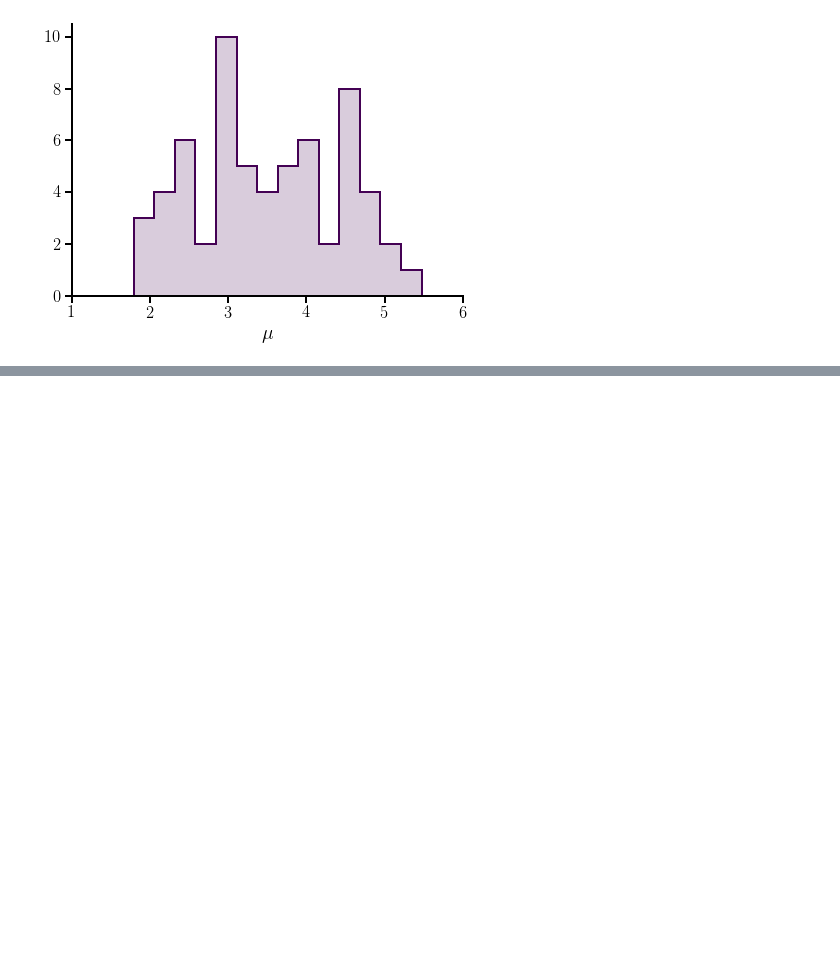
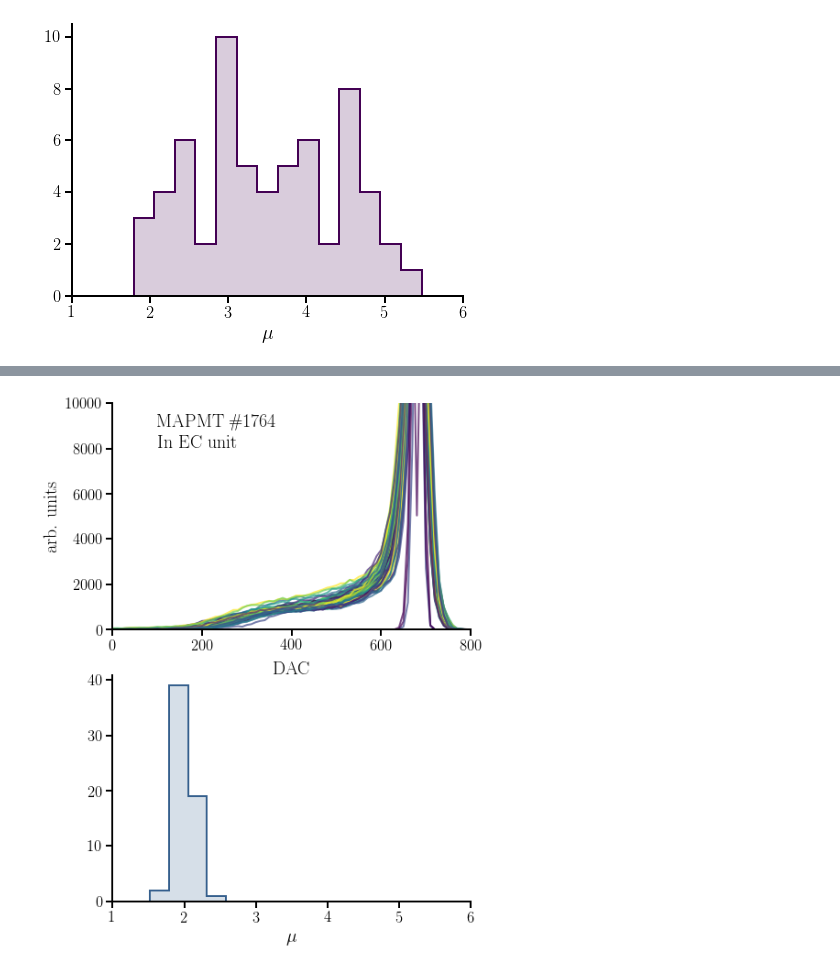
Before and after one commit to cescalara/pmt_gain_comparison, a Jupyter notebook: explain_scurve.ipynb, the cells around one changed output, grey strips where cells are left out. Saved outputs shown, nothing was run; the diff lists cells and outputs as text; code cells hidden in the pictures; blank space fills up the shorter version.

```diff
--- a/explain_scurve.ipynb
+++ b/explain_scurve.ipynb
@@ -158,0 +207,18 @@ fig.savefig('figures/gain_pmt_1509.pdf', dpi=500, bbox_inches='tight')
+# %%
+fig, ax = plt.subplots(2, 1)
+fig.set_size_inches(7, 10)
+ax[0].set_prop_cycle(cool_cycler)
+ax[0].plot(DAC_PM_pot, pmt_pot, alpha=0.7)
+ax[0].set_ylim(0, 1e4)
+
+ax[0].set_xlabel('DAC', labelpad=10, fontsize=fs)
+ax[0].set_ylabel('arb. units', labelpad=5, fontsize=fs)
+ax[0].text(100, 9000, 'MAPMT \#' + str(PMT), fontsize=fs)
+ax[0].text(100, 8000, 'In EC unit', fontsize=fs)
+
+ax[1].hist(gains_after, bins=bins, alpha=0.2, color=plt.cm.viridis(0.3));
+ax[1].hist(gains_after, bins=bins, histtype='step', lw=2, color=plt.cm.viridis(0.3));
+ax[1].set_xlabel('$\mu$', fontsize=fs)
+fig.savefig('figures/after_potting.pdf', dpi=500, bbox_inches='tight')
+# %% [output]
+[figure, added]
```
Also changed, not shown: parts of 4 cells of this notebook, 2 other files.
